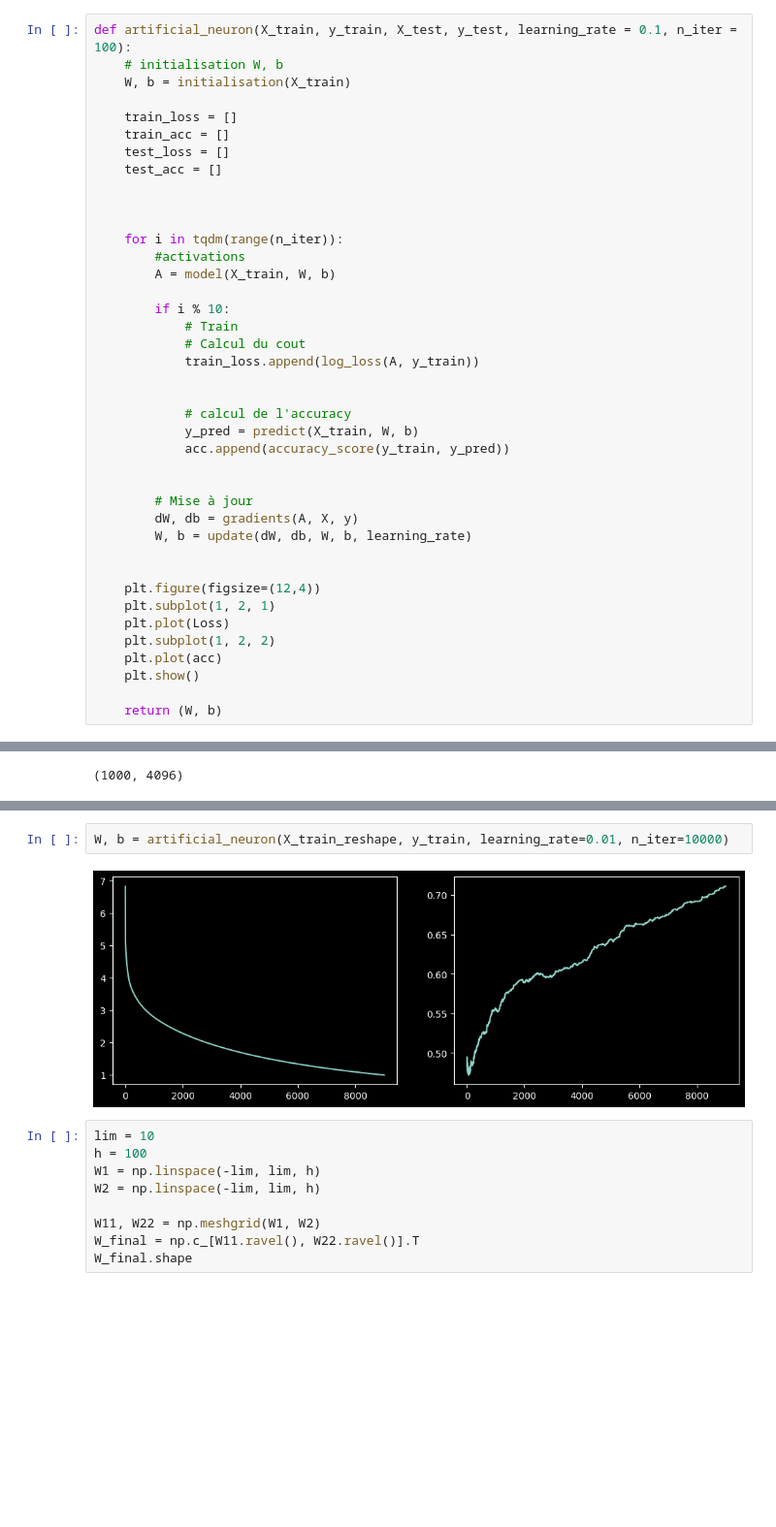
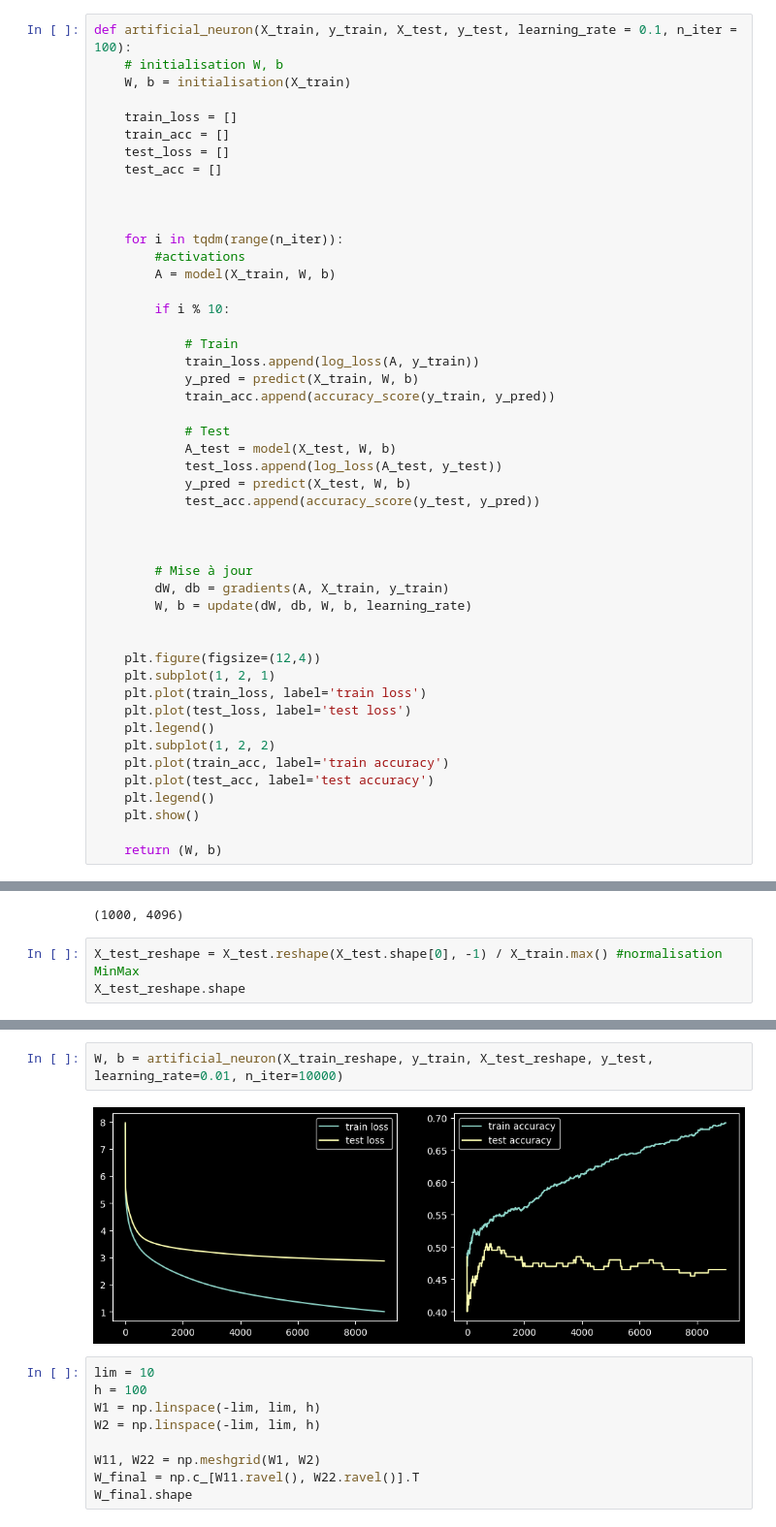
Before and after one commit to Siri6k/deep_learning, a Jupyter notebook: 01_Premier_neurone.ipynb, the cells around one changed output, grey strips where cells are left out. Shown at 97% size. Saved outputs shown, nothing was run; the diff lists cells and outputs as text; blank space fills up the shorter version.

Commit message:
1 neuron test end

```diff
--- a/01_Premier_neurone.ipynb
+++ b/01_Premier_neurone.ipynb
@@ -72,26 +72,34 @@ def artificial_neuron(X_train, y_train, X_test, y_test, learning_rate = 0.1, n_i
         A = model(X_train, W, b)
 
         if i % 10:
+
             # Train
-            # Calcul du cout
             train_loss.append(log_loss(A, y_train))
+            y_pred = predict(X_train, W, b)
+            train_acc.append(accuracy_score(y_train, y_pred))
 
+            # Test
+            A_test = model(X_test, W, b)
+            test_loss.append(log_loss(A_test, y_test))
+            y_pred = predict(X_test, W, b)
+            test_acc.append(accuracy_score(y_test, y_pred))
 
-            # calcul de l'accuracy
-            y_pred = predict(X_train, W, b)
-            acc.append(accuracy_score(y_train, y_pred))
 
 
         # Mise à jour
-        dW, db = gradients(A, X, y)
+        dW, db = gradients(A, X_train, y_train)
         W, b = update(dW, db, W, b, learning_rate)
 
 
     plt.figure(figsize=(12,4))
     plt.subplot(1, 2, 1)
-    plt.plot(Loss)
+    plt.plot(train_loss, label='train loss')
+    plt.plot(test_loss, label='test loss')
+    plt.legend()
     plt.subplot(1, 2, 2)
-    plt.plot(acc)
+    plt.plot(train_acc, label='train accuracy')
+    plt.plot(test_acc, label='test accuracy')
+    plt.legend()
     plt.show()
 
     return (W, b)
@@ -185,3 +193,6 @@ X_train_reshape = X_train.reshape(X_train.shape[0], -1) / X_train.max() #normali
 X_train_reshape.shape
 # %% [output]
 (1000, 4096)
+# %%
+X_test_reshape = X_test.reshape(X_test.shape[0], -1) / X_train.max() #normalisation MinMax
+X_test_reshape.shape
@@ -188,7 +201,7 @@ X_train_reshape.shape
 # %%
-W, b = artificial_neuron(X_train_reshape, y_train, learning_rate=0.01, n_iter=10000)
+W, b = artificial_neuron(X_train_reshape, y_train, X_test_reshape, y_test,  learning_rate=0.01, n_iter=10000)
 # %% [output]
-[figure, old version]
+[figure, new version]
 # %%
 lim = 10
 h = 100
```
Also changed, not shown: parts of 1 cell of this notebook.
